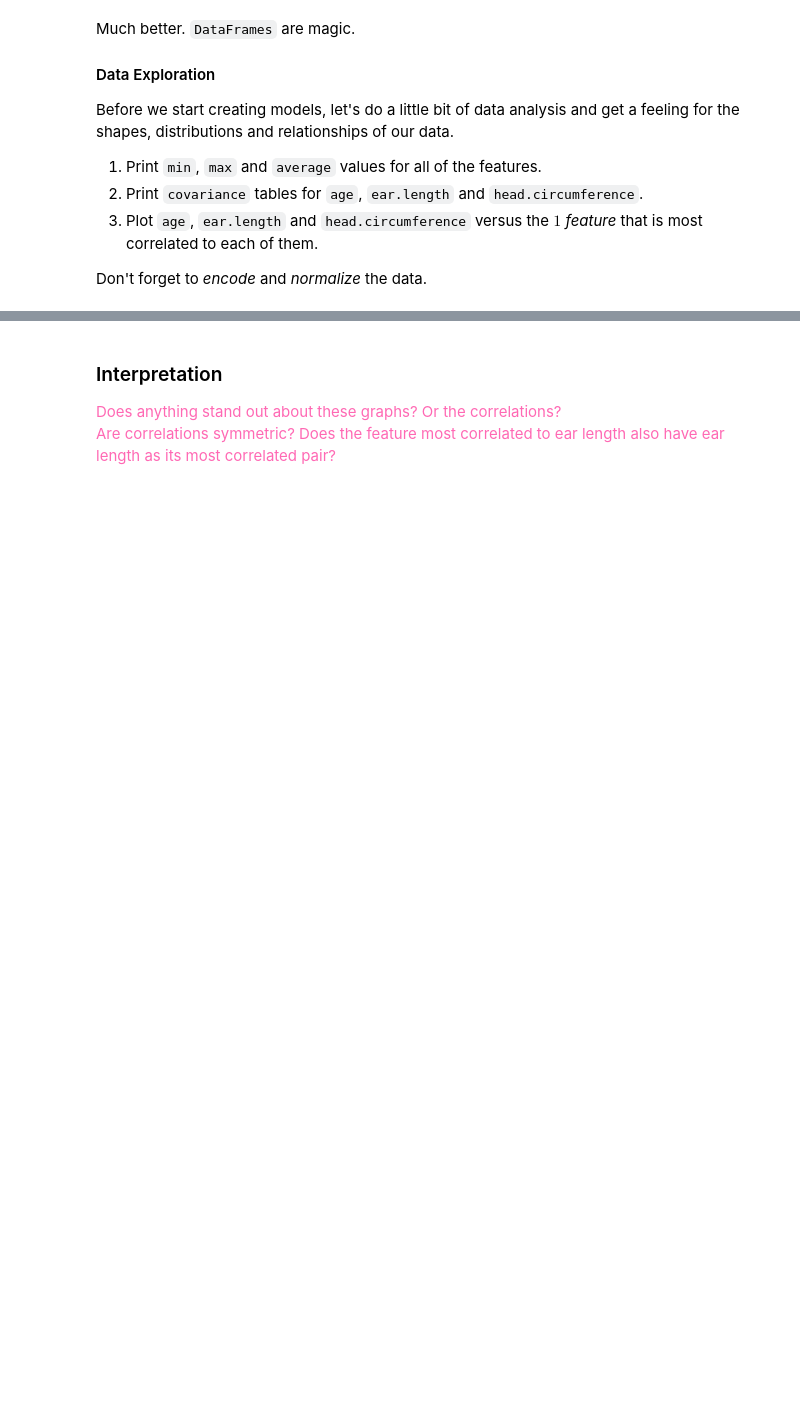
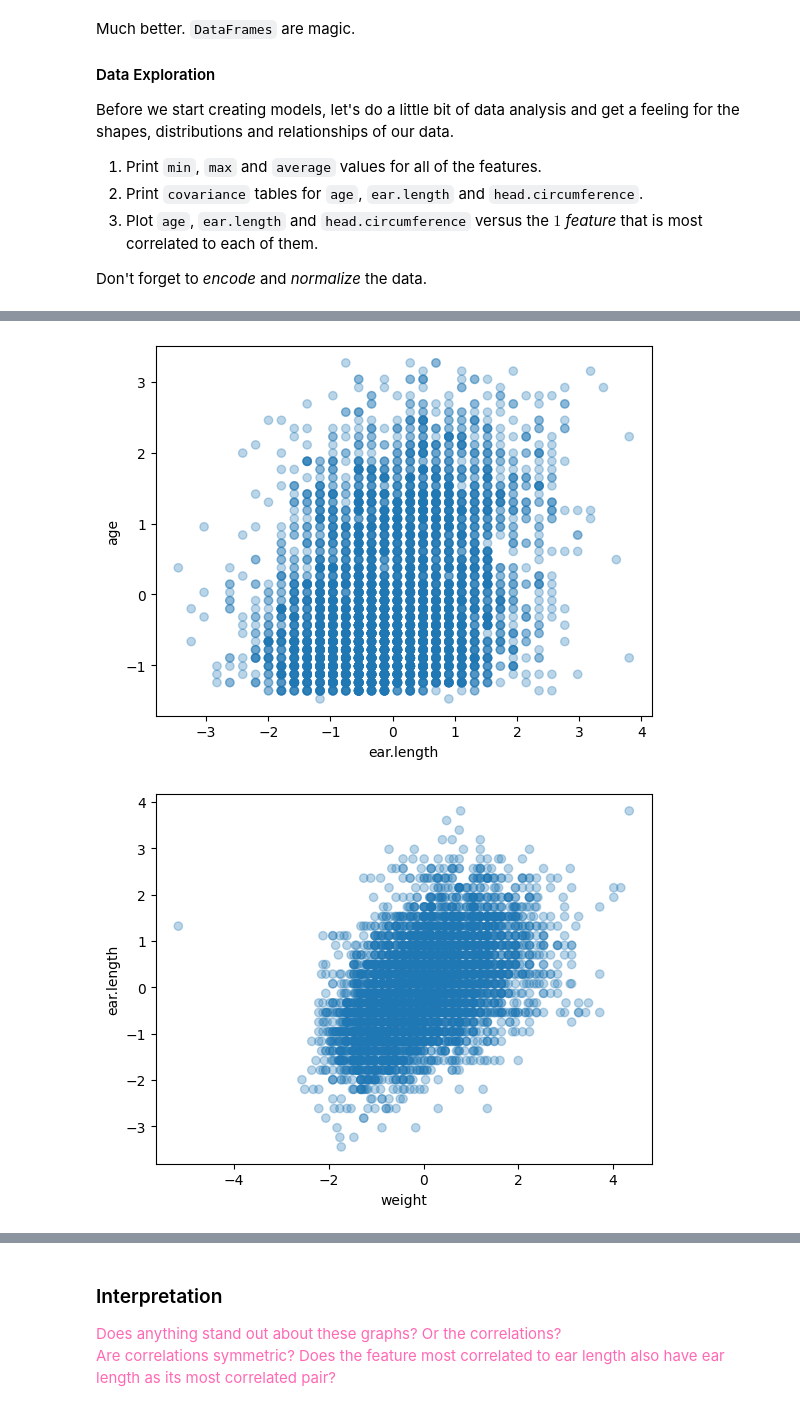
Before and after one commit to NYU-IDM-9103/HW08, a Jupyter notebook: HW08.ipynb, the cells around one changed output, grey strips where cells are left out. Cells and saved outputs as stored; diff of their text form; code cells hidden in the pictures; blank space fills up the shorter version.

```diff
--- a/HW08.ipynb
+++ b/HW08.ipynb
@@ -87,0 +111,32 @@ Don't forget to *encode* and *normalize* the data.
+# %%
+# Work on Data Exploration here
+
+### Encode non-numerical features
+df = pd.get_dummies(ansur_df, columns = ['gender'], dtype=int)
+
+## 1. Print min, max, avg
+display(df.describe())
+
+### Normalize all data
+ansur_scaler = StandardScaler()
+df_scaled = ansur_scaler.fit_transform(df)
+
+## 2. Print Covariances
+display(df_scaled.cov())
+
+## 3. Plot features most correlated to age, ear length and head circumference
+plt.scatter(df_scaled["ear.length"], df_scaled["age"], marker='o', linestyle='', alpha=0.3)
+plt.xlabel("ear.length")
+plt.ylabel("age")
+plt.show()
+
+plt.scatter(df_scaled["weight"], df_scaled["ear.length"], marker='o', linestyle='', alpha=0.3)
+plt.xlabel("weight")
+plt.ylabel("ear.length")
+plt.show()
+
+plt.scatter(df_scaled["head.height"], df_scaled["head.circumference"], marker='o', linestyle='', alpha=0.3)
+plt.xlabel("head.height")
+plt.ylabel("head.circumference")
+plt.show()
+# %% [output]
@@ -87,0 +170,2 @@ Don't forget to *encode* and *normalize* the data.
+[figure, added]
+[figure, added]
```
Also changed, not shown: parts of 18 cells of this notebook.
